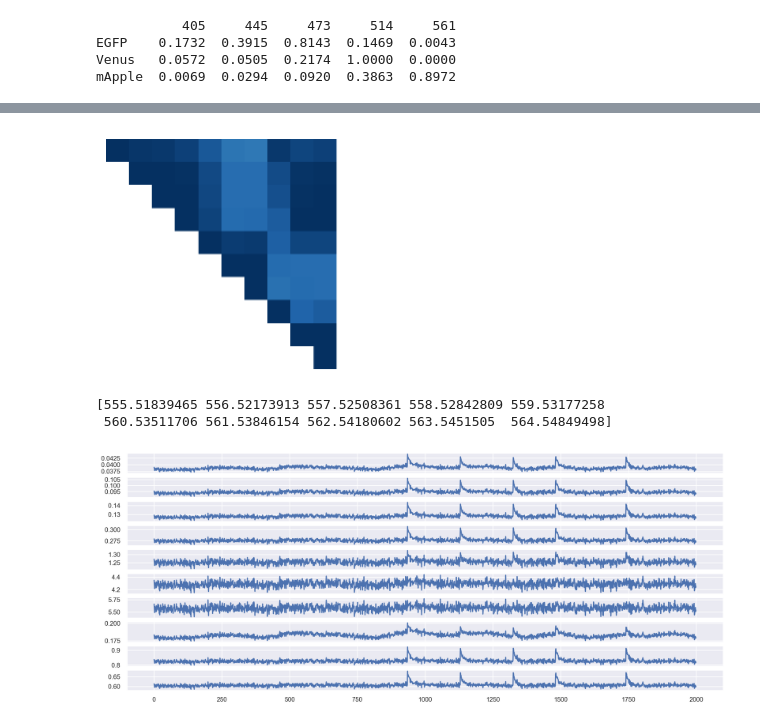
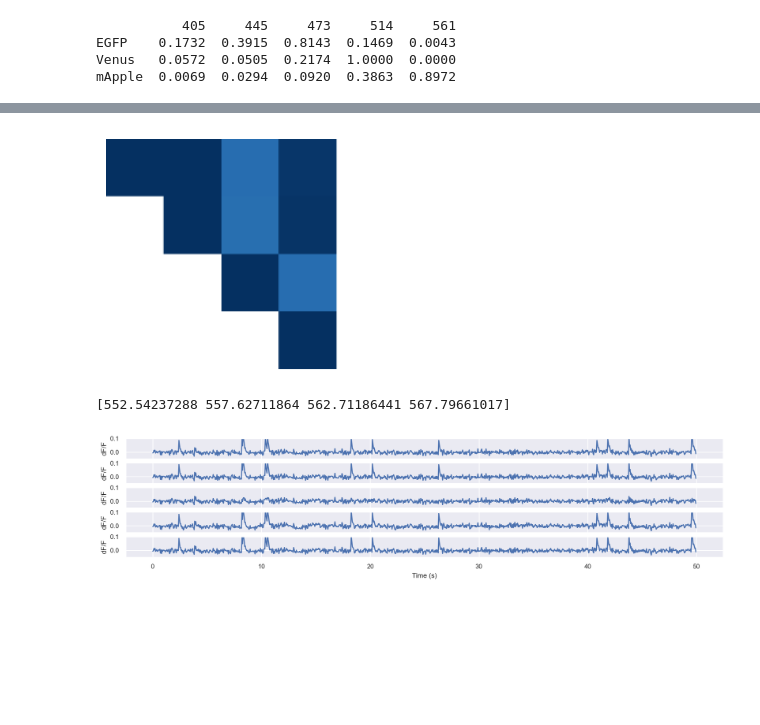
Before and after one commit to AllenInstitute/sourcesep, a Jupyter notebook: notebooks/03_compose_data.ipynb, the cells around one changed output, grey strips where cells are left out. Cells and saved outputs as stored; diff of their text form; code cells hidden in the pictures; blank space fills up the shorter version.

```diff
--- a/notebooks/03_compose_data.ipynb
+++ b/notebooks/03_compose_data.ipynb
@@ -82,7 +82,7 @@ cmap = plt.get_cmap('Set3', lut=8)
 f, ax = plt.subplots(figsize=(6,3))
 for i, multiplier in enumerate([0.01, 0.1, 0.5, 1, 2, 10, 100, 1000]):
     y = np.exp(-multiplier*sim.Mu_dox - multiplier*sim.Mu_ox)
-    ax.plot(sim.L_arr, y, '-' ,c=cmap(i), label=f'{multiplier*pathlength:0.4f} ({np.std(y):0.3f}) ')
+    ax.plot(sim.L_arr, y, '.-' ,c=cmap(i), label=f'{multiplier*pathlength:0.4f} ({np.std(y):0.3f}) ')
 ax.set(xlabel='Wavelength (nm)', ylabel='Signal pass fraction, AU')
 plt.legend(title='Pathlength (sd)')
 plt.show()
@@ -111,6 +111,6 @@ activity generation took 425.26ms
 # %%
 # sample generation time cost
 with timebudget('20s sample (1k points)'):
-    for i in range(50):
+    for i in range(1):
         dat = sim.compose()
 # %% [output]
@@ -187,13 +186,10 @@ for i,j,wavelength in [(0,2,510), (1,3,525), (2,4,591)]:
     print(l)
 
     f, ax = plt.subplots(2, figsize=(6, 4))
-    ax[0].plot(sim.T_arr[::5], df_over_f(dat['O'][::5, j, l]), c=cmap(i), label=f'{sim.L_arr[l]:0.2f}')
-    ax[0].set(xlabel='Time (s)', ylabel='AU', xlim=(0,20), ylim=(-0.05, 0.2))
+    ax[0].plot(sim.T_arr[:], df_over_f(dat['O'][:, j, l]), c=cmap(i), label=f'{sim.L_arr[l]:0.2f}')
+    ax[0].set(xlabel='Time (s)', ylabel='dF/F', xlim=(0,20), ylim=(-0.05, 0.2))
+
     ax[1].plot(sim.T_arr, dat['A'][:, i], c=cmap(i), label='A: activity')
-
-    #set yticklabels
-
-
     ax[1].set(xlabel='Time (s)', ylabel='AU', xlim=(0,20), ylim=(0.95, 1.15), yticks=[1.0, 1.05, 1.1])
     plt.tight_layout()
     plt.legend()
@@ -243,20 +239,19 @@ plt.show()
 cmap = plt.get_cmap('RdBu').copy()
 cmap.set_bad(color='w', alpha=1.)
 f, ax = plt.subplots(1,1,figsize=(3,3))
-i = ax.imshow(coef_list[4][155:165,155:165], vmin=-1, vmax=1, aspect=1, cmap=cmap)
+i = ax.imshow(coef_list[4][30:34,30:34], vmin=-1, vmax=1, aspect=1, cmap=cmap)
 ax.axis('off')
 ax.grid(False)
 # %% [output]
-[figure, old version]
+[figure, new version]
 # %%
 # zooming in to inspect the pattern around laser emission wavelengths
-pprint(sim.L_arr[155:165])
-f, ax = plt.subplots(10,1,figsize=(15,6))
-for i,l in enumerate(range(155,165)):
-    ax[i].plot(dat['O'][:,4,l])
-    #ax[i].set(ylim=(0,1))
+pprint(sim.L_arr[30:34])
+f, ax = plt.subplots(5,1,figsize=(15,3))
+for i,l in enumerate(range(30,35)):
+    ax[i].plot(sim.T_arr[0:1000], df_over_f(dat['O'][0:1000,4,l]))
+    ax[i].set(ylim=(-0.05,0.1), xlabel='Time (s)', ylabel='dF/F')
 plt.show()
 # %% [output]
-[555.51839465 556.52173913 557.52508361 558.52842809 559.53177258
- 560.53511706 561.53846154 562.54180602 563.5451505  564.54849498]
+[552.54237288 557.62711864 562.71186441 567.79661017]
-[figure, old version]
+[figure, new version]
```
Also changed, not shown: parts of 13 cells of this notebook, 1 other file.
